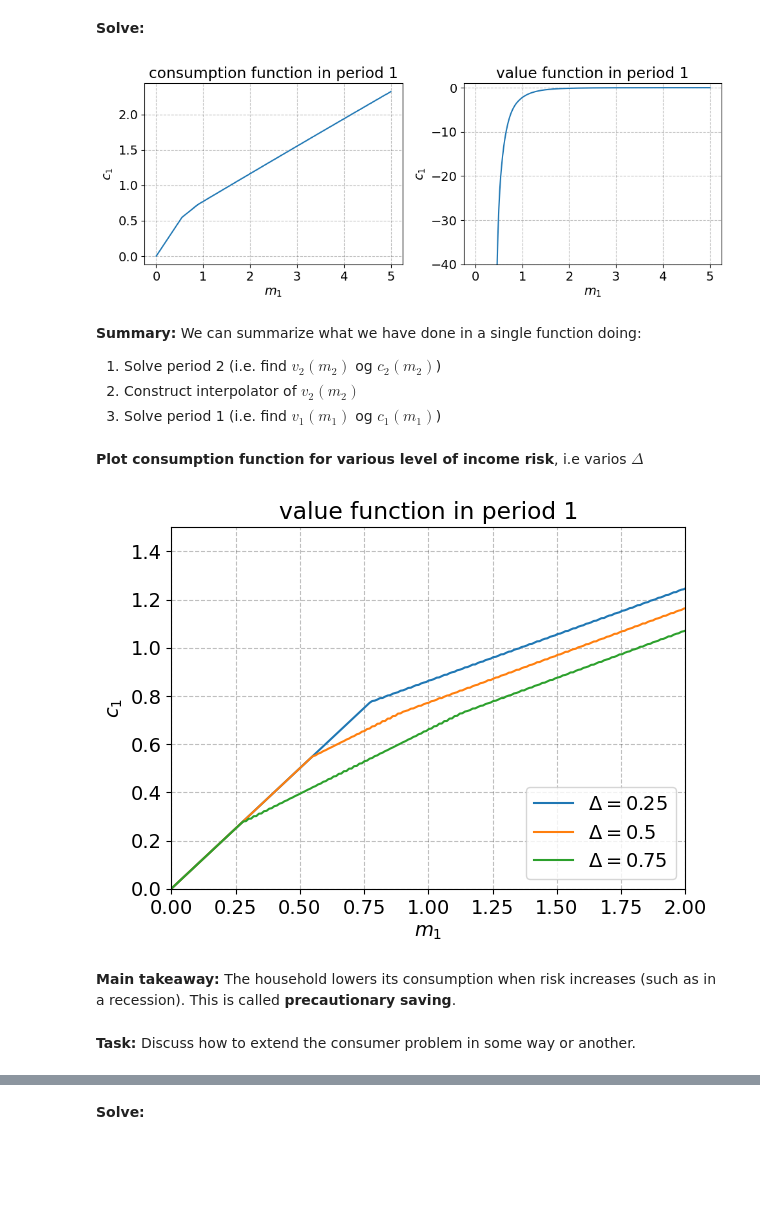
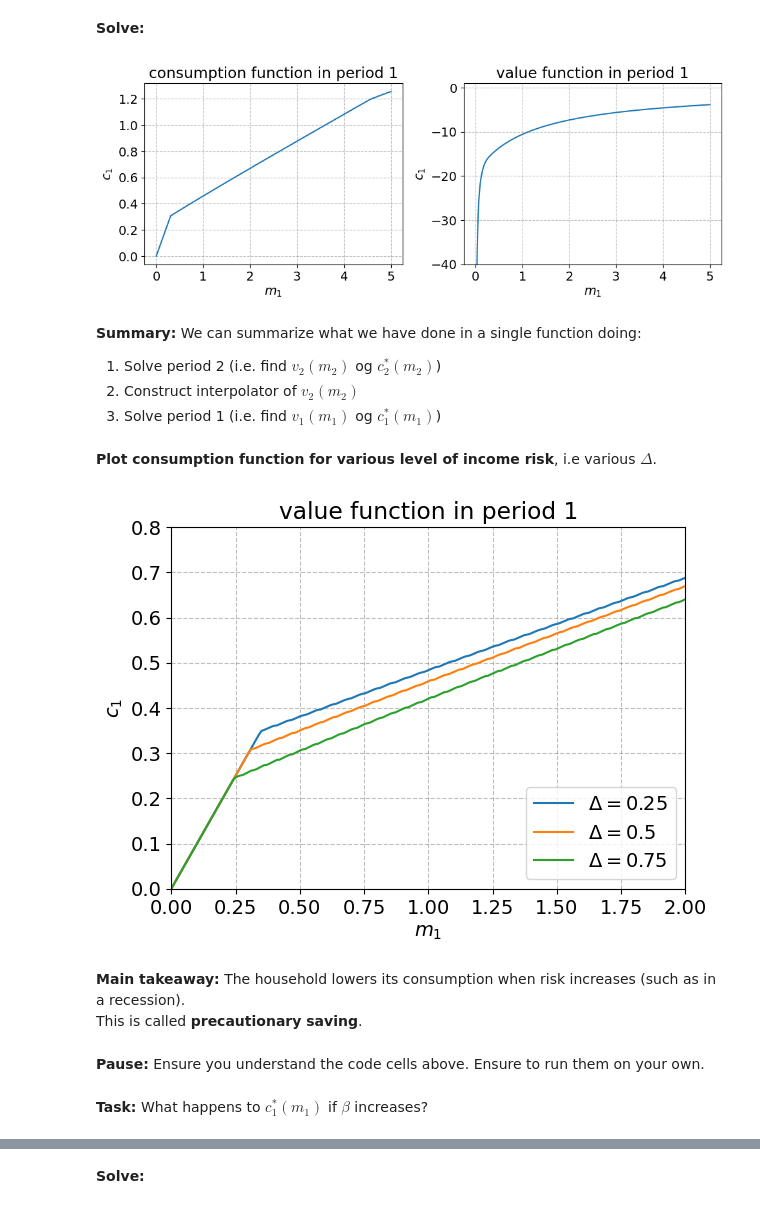
Before and after one commit to NumEconCopenhagen/IntroProg-lectures, a Jupyter notebook: 3 - Dynamic optimization/dynamic optimization.ipynb, the cells around one changed output, grey strips where cells are left out. Saved outputs shown, nothing was run; the diff lists cells and outputs as text; code cells hidden in the pictures; blank space fills up the shorter version.

```diff
--- a/3 - Dynamic optimization/dynamic optimization.ipynb
+++ b/3 - Dynamic optimization/dynamic optimization.ipynb
@@ -129,8 +136,20 @@ F = f(G)
 # %%
-for x in [-2.3,4.1,7.5,9.1]:
+# interpolate
+X = [-2.3,4.1,7.5,9.1]
+F_approx = []
+for x in X:
     true = f(x)
     y = linear_interpolate(G,F,x)
+    F_approx.append(y)
     print(f'x = {x:4.1f} -> true = {true:6.1f}, interpolated = {y:6.1f}')
+
+# plot
+fig = plt.figure()
+ax = fig.add_subplot(1,1,1)
+ax.plot(G,F,'o',label='known points')
+ax.plot(grid,F_true,'-',lw=1,label='true function')
+ax.plot(X,F_approx,'s',lw=1,label='interpolated')
+ax.legend(loc='lower right',facecolor='white',frameon=True);
 # %% [output]
 x = -2.3 -> true = -176.2, interpolated = -193.5
 x =  4.1 -> true =  -28.6, interpolated =  -27.7
@@ -263,8 +299,8 @@ Choose **parameters**:
 par = SimpleNamespace()
 
 # preferences
-par.rho = 8.0
-par.nu = 0.1
+par.rho = 2.0
+par.nu = 10.0
 par.kappa = 0.5
 par.beta = 0.94
 
@@ -332,7 +368,8 @@ fig.tight_layout(pad=1.0)
 # %% [markdown]
 **Construct interpolator:**
 # %%
-v2_func_interp = interpolate.RegularGridInterpolator([m2_grid],v2_func,bounds_error=False,fill_value=None)
+v2_func_interp = interpolate.RegularGridInterpolator([m2_grid],v2_func,
+    bounds_error=False,fill_value=None)
 # %% [markdown]
 **Solve first period:**
 # %%
@@ -365,6 +402,7 @@ m1_grid,v1_func,c1_func = solve_single_period(par,v2_func_interp)
 
 # illustrate
 fig = plt.figure(figsize=(10,4))
+
 ax = fig.add_subplot(1,2,1)
 ax.plot(m1_grid,c1_func)
 ax.set_xlabel('$m_1$')
@@ -380,13 +418,13 @@ ax.set_ylim([-40,1])
 
 fig.tight_layout(pad=1.0)
 # %% [output]
-[figure, old version]
+[figure, new version]
 # %% [markdown]
 **Summary:** We can summarize what we have done in a single function doing:
 
-1. Solve period 2 (i.e. find $v_2(m_2)$ og $c_2(m_2)$)
+1. Solve period 2 (i.e. find $v_2(m_2)$ og $c^{\ast}_2(m_2)$)
 2. Construct interpolator of $v_2(m_2)$
-3. Solve period 1 (i.e. find $v_1(m_1)$ og $c_1(m_1)$)
+3. Solve period 1 (i.e. find $v_1(m_1)$ og $c^{\ast}_1(m_1)$)
 # %%
 def solve(par):
 
@@ -402,29 +440,32 @@ def solve(par):
 
     return m1_grid,c1_func,m2_grid,c2_func
 # %% [markdown]
-**Plot consumption function for various level of income risk**, i.e varios $\Delta$
+**Plot consumption function for various level of income risk**, i.e various $\Delta$.
 # %%
 fig = plt.figure()
 ax = fig.add_subplot(1,1,1)
 
 _Delta = par.Delta
 for Delta in [0.25,0.50,0.75]:
     par.Delta = Delta
     m1_grid,c1_func,m2_grid,c2_func = solve(par)
     ax.plot(m1_grid,c1_func,label=f'$\Delta = {Delta}$')
     par.Delta = _Delta # reset
 
 ax.legend(loc='lower right',facecolor='white',frameon=True)
 ax.set_xlabel('$m_1$')
 ax.set_ylabel('$c_1$')
 ax.set_title('value function in period 1')
 ax.set_xlim([0,2])
-ax.set_ylim([0,1.5])
+ax.set_ylim([0,0.8])
 
 fig.tight_layout(pad=1.0)
 # %% [output]
-[figure, old version]
+[figure, new version]
 # %% [markdown]
-**Main takeaway:** The household lowers its consumption when risk increases (such as in a recession). This is called **precautionary saving**.
+**Main takeaway:** The household lowers its consumption when risk increases (such as in a recession). <br>
+This is called **precautionary saving**.
-# %% [markdown]
-**Task:** Discuss how to extend the consumer problem in some way or another.
+# %% [markdown]
+**Pause:** Ensure you understand the code cells above. Ensure to run them on your own.
+# %% [markdown]
+**Task:** What happens to $c^{\ast}_1(m_1)$ if $\beta$ increases?
```
Also changed, not shown: parts of 40 cells of this notebook, 3 other files.
